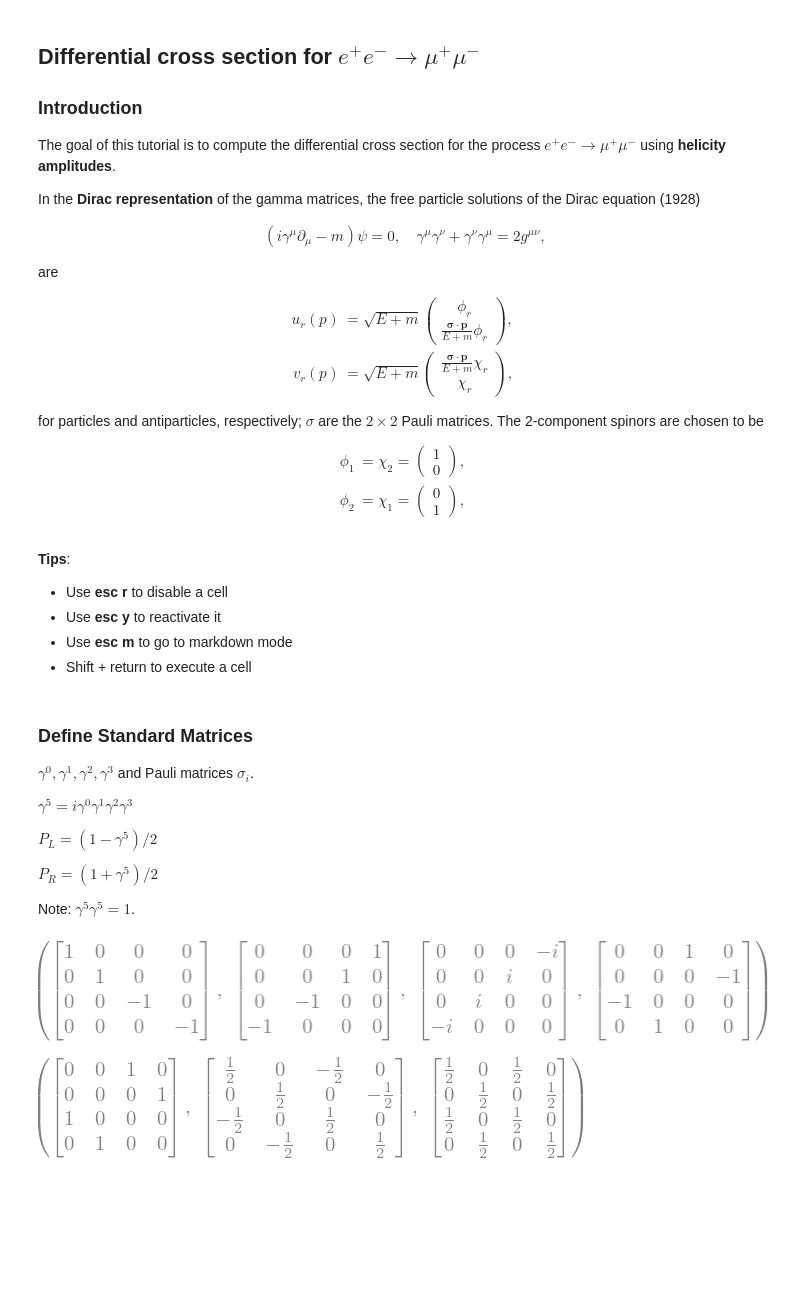
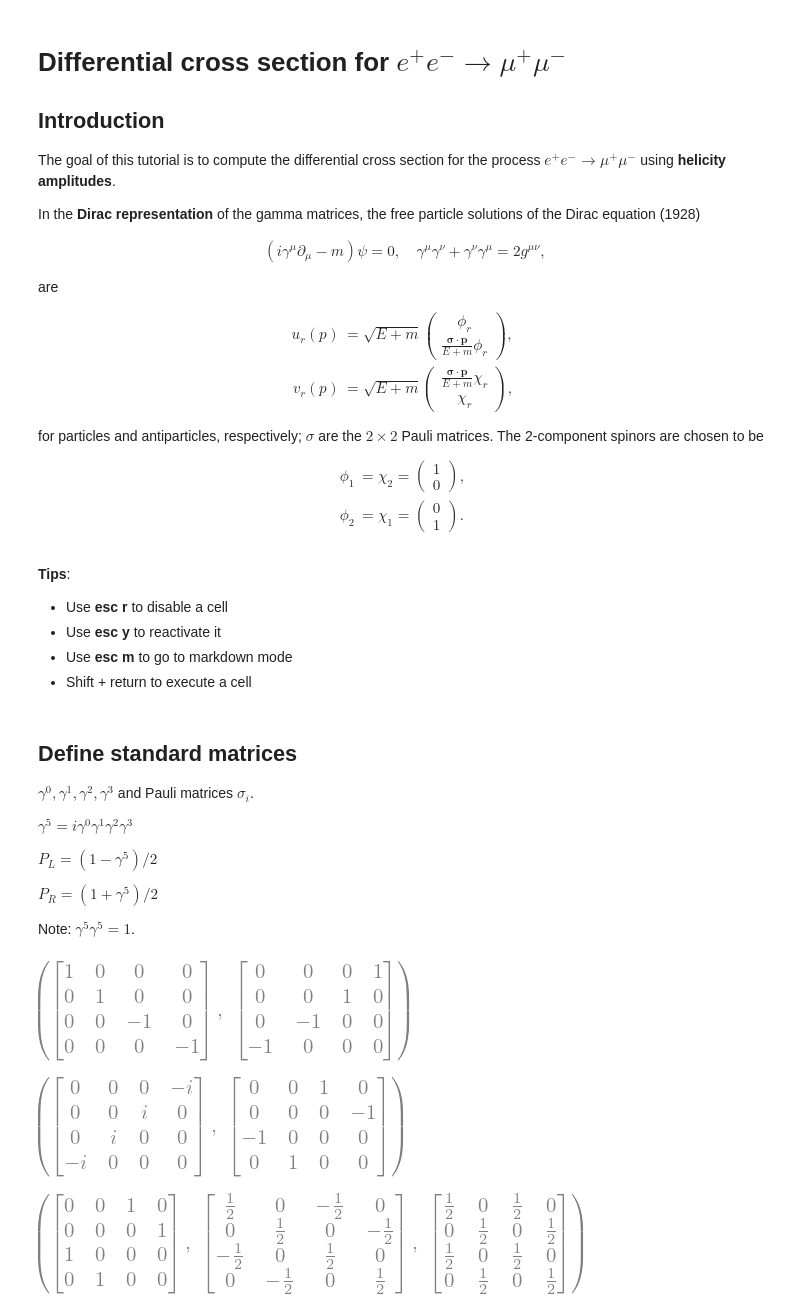
Before and after one commit to hbprosper/HEP1, a Jupyter notebook: xsections/EplusEminusToMuonPairs.ipynb, the cells around one changed output. Drawn from its saved outputs; the diff is of its cells as text; code cells hidden in the pictures; blank space fills up the shorter version.

```diff
--- a/xsections/EplusEminusToMuonPairs.ipynb
+++ b/xsections/EplusEminusToMuonPairs.ipynb
@@ -1,12 +1,12 @@
 # %% [markdown]
-## Differential cross section for $e^+ e^- \rightarrow \mu^+ \mu^-$
+# Differential cross section for $e^+ e^- \rightarrow \mu^+ \mu^-$
 
-### Introduction
+## Introduction
 
-The goal of this tutorial is to compute the differential cross section for the process $e^+ e^- \rightarrow \mu^+ \mu^-$ using __helicity amplitudes__.
+The goal of this tutorial is to compute the differential cross section for the process $e^+ e^- \rightarrow \mu^+ \mu^-$ using **helicity amplitudes**.
 
 In the
-__Dirac representation__ of the gamma matrices, the free particle solutions of the Dirac equation (1928)
+**Dirac representation** of the gamma matrices, the free particle solutions of the Dirac equation (1928)
 
 \begin{align}
     (i \gamma^\mu \partial_\mu - m) \psi = 0,\quad
@@ -21,7 +21,7 @@ for particles and antiparticles, respectively;  $\sigma$ are the $2\times 2$ Pau
 The 2-component spinors are chosen to be
 \begin{align}
     \phi_1 & = \chi_2 = \begin{pmatrix} 1 \\ 0 \end{pmatrix},\\
-    \phi_2 & = \chi_1 = \begin{pmatrix} 0 \\ 1 \end{pmatrix},
+    \phi_2 & = \chi_1 = \begin{pmatrix} 0 \\ 1 \end{pmatrix}.
 \end{align}
 # %% [markdown]
 __Tips__:
@@ -53,7 +51,7 @@ sm.init_printing()
 levi = t.LeviCivita
 kron = t.KroneckerDelta
 # %% [markdown]
-### Define Standard Matrices
+## Define standard matrices
 
 $\gamma^0, \gamma^1, \gamma^2, \gamma^3$ and Pauli matrices $\sigma_i$.
 
@@ -65,24 +63,32 @@ $P_R = (1 + \gamma^5)/2$
 
 Note: $\gamma^5 \gamma^5 = 1$.
 # %%
+# Gamma matrices
 G0  = mgamma(0)
 G1  = mgamma(1)
 G2  = mgamma(2)
 G3  = mgamma(3)
 G5  = mgamma(5)
 
+# 4x4 unit matrix
 ONE = G5*G5
 
+# Left and right projectors
 PL  = (ONE - G5)/2
 PR  = (ONE + G5)/2
 
+# Pauli matrices
 sigma1 = msigma(1)
 sigma2 = msigma(2)
 sigma3 = msigma(3)
 
-G0,G1,G2,G3
+G0,G1
 # %% [output]
-[figure, old version]
+[figure, new version]
+# %%
+G2,G3
+# %% [output]
+[figure, added]
 # %%
 G5, PL, PR
 # %% [output]
```
Also changed, not shown: parts of 25 cells of this notebook.
